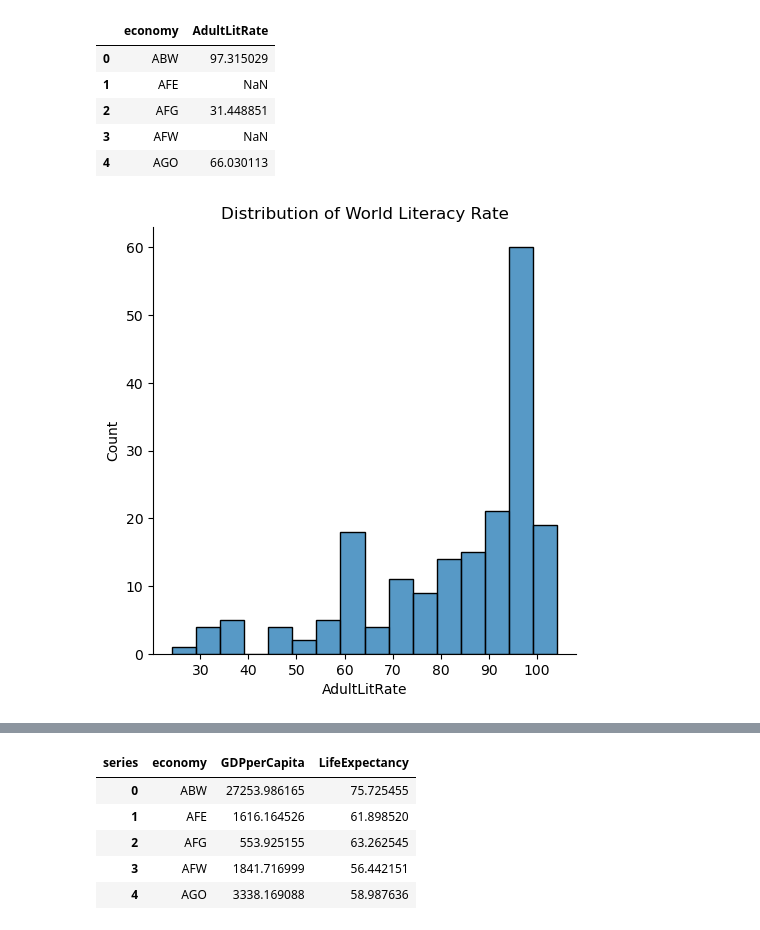
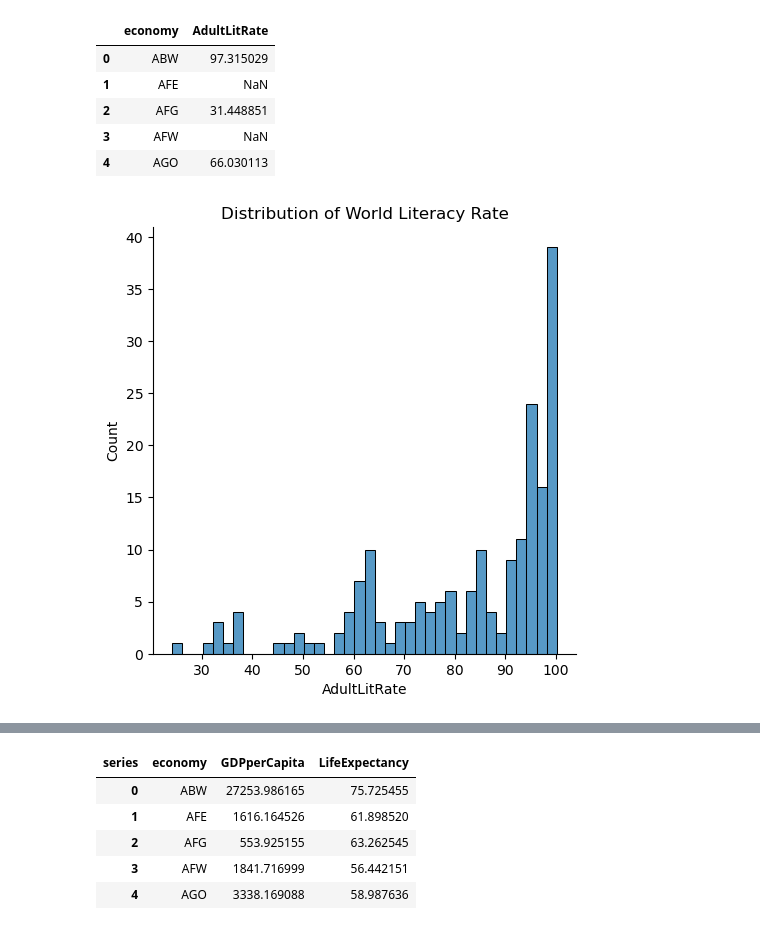
Before and after one commit to BenP33/World-Bank-Data-EDA, a Jupyter notebook: EDA.ipynb, the cells around one changed output, grey strips where cells are left out. Drawn from its saved outputs; the diff is of its cells as text; code cells hidden in the pictures.

Commit message:
Added CSV data file, and minor adjustments to code

```diff
--- a/EDA.ipynb
+++ b/EDA.ipynb
@@ -6,7 +6,7 @@ import seaborn as sns
 # %%
 #first let's read in the file that we got from the WorldBank API
 
-data = pd.read_csv('C:/Users/Ben/OneDrive - BYU Office 365/Desktop/BYU Fall 2022/Stat 386/Webscraping Tutorial/World-Bank-Tutorial/wbdata.csv')
+data = pd.read_csv('wbdata1.csv')
 # %%
 data.head()
 # %% [output]
@@ -170,11 +170,11 @@ dfLitEcon.head()
 | 3 | AFW | NaN |
 | 4 | AGO | 66.030113 |
 # %%
-sns.displot(data = dfLitEcon, x = 'AdultLitRate', binwidth = 5).set(title = "Distribution of World Literacy Rate");
+sns.displot(data = dfLitEcon, x = 'AdultLitRate', binwidth = 2).set(title = "Distribution of World Literacy Rate");
 
 #once again, we have too many null values to know how accurate this really is
 # %% [output]
-[figure, old version]
+[figure, new version]
 # %%
 df.head()
 # %% [output]
```
Also changed, not shown: parts of 9 cells of this notebook, 1 other file.
